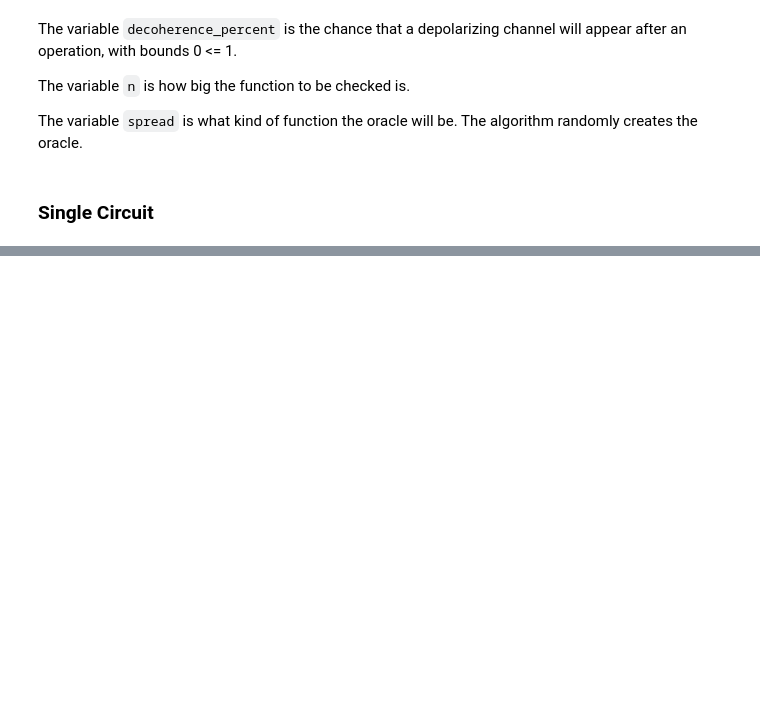
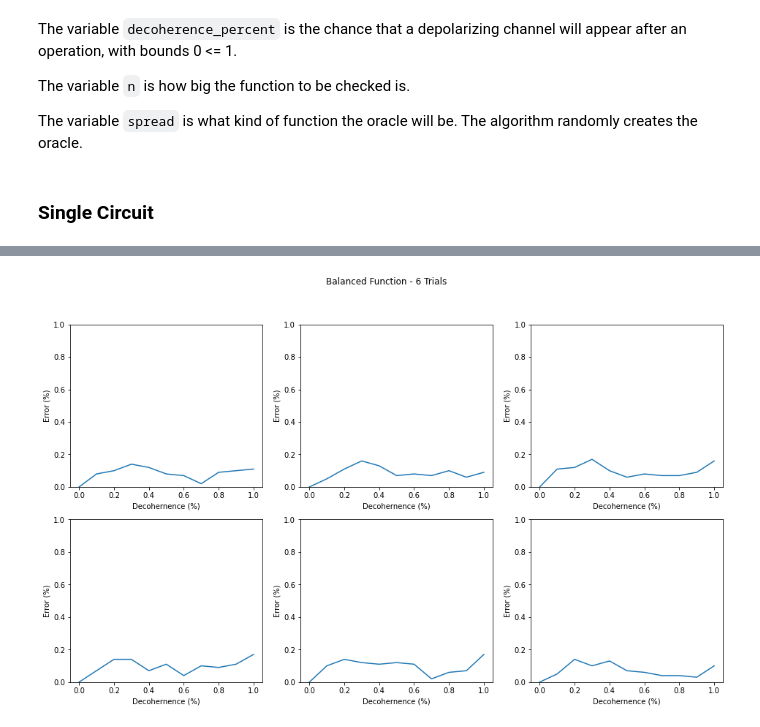
Before and after one commit to thirdfortuno/acl-quantum-decoherence, a Jupyter notebook: dj_decoherence_generalized.ipynb, the cells around one changed output, grey strips where cells are left out. Drawn from its saved outputs; the diff is of its cells as text; code cells hidden in the pictures; blank space fills up the shorter version.

```diff
--- a/dj_decoherence_generalized.ipynb
+++ b/dj_decoherence_generalized.ipynb
@@ -113,0 +146,14 @@ plot_histogram(answer)
+# %%
+def run_dj(spread='constant', shots=100, n=4, decoherence_percent=0.1):
+    oracle_gate = dj_oracle(spread, n)
+    count = {}
+    count['constant'] = 0
+    count['balanced'] = 0
+    for i in range(shots):
+        dj_circuit = dj_algorithm(oracle_gate, n, decoherence_percent)
+        results = execute(dj_circuit, backend=BasicAer.get_backend('qasm_simulator'), shots=1).result()
+        answer = int(list(results.get_counts().keys())[0])
+
+        if (answer > 0): count['balanced'] += 1
+        else: count['constant'] += 1
+    return count
@@ -115,0 +168,22 @@ plot_histogram(answer)
+# %%
+percentages = [0, 0.1, 0.2, 0.3, 0.4, 0.5, 0.6, 0.7, 0.8, 0.9, 1]
+n = 4
+shots=100
+spread = 'balanced' #'balanced' or 'constant'
+fig, axs = plt.subplots(2,3, figsize=(16,9))
+fig.suptitle('Balanced Function - 6 Trials')
+
+for element in tqdm(range(6)):
+    i = int(element/3)
+    j = element%3
+    errors = []
+    for p in percentages:
+        ans = run_dj(spread=spread, shots=shots, n=n, decoherence_percent=p)
+        err = (shots - ans[spread])/shots
+        errors.append(err)
+
+    axs[i,j].set_ylim([0,1])
+    axs[i,j].plot(percentages, errors)
+    axs[i,j].set(xlabel="Decohernence (%)", ylabel="Error (%)")
+# %% [output]
+[figure, added]
```
Also changed, not shown: parts of 15 cells of this notebook.
